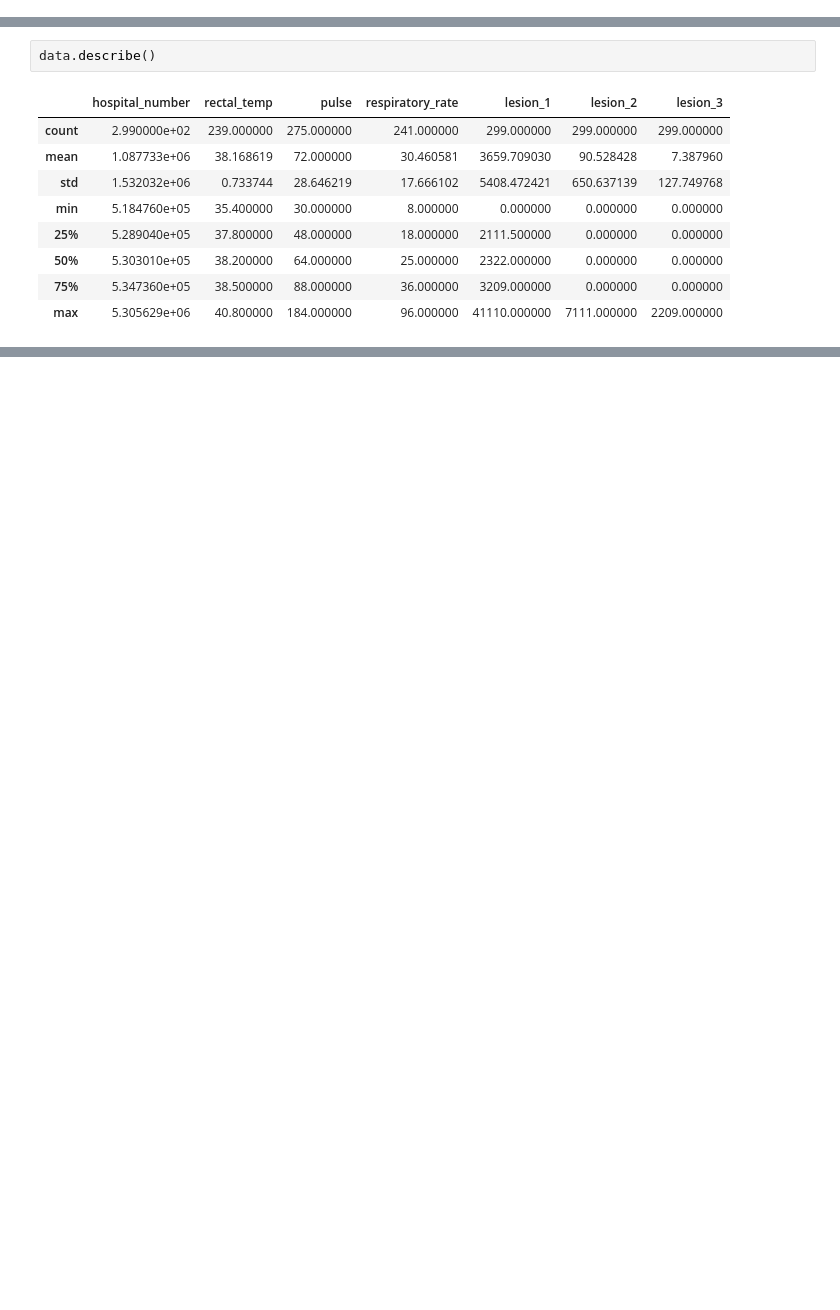
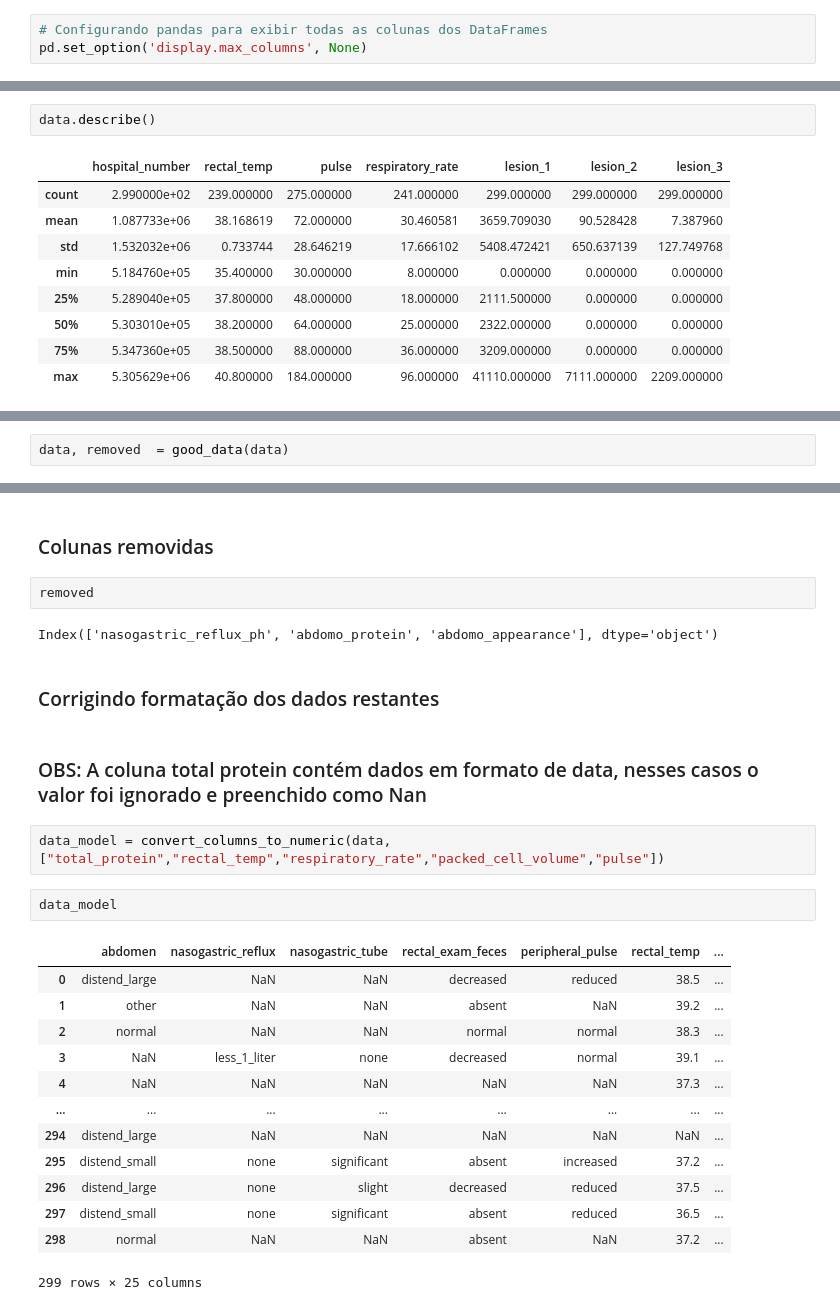
Before and after one commit to dofrancisco/Projeto_Final_DM, a Jupyter notebook: EDA_horse.ipynb, the cells around one changed output, grey strips where cells are left out. Cells and saved outputs as stored; diff of their text form; blank space fills up the shorter version.

```diff
--- a/EDA_horse.ipynb
+++ b/EDA_horse.ipynb
@@ -11 +20,4 @@ import missingno as msno
 seed = 1
+# %%
+# Configurando pandas para exibir todas as colunas dos DataFrames
+pd.set_option('display.max_columns', None)
@@ -75,0 +131,2 @@ df = X.copy()
+# %%
+data, removed  = good_data(data)
@@ -75,0 +135,28 @@ df = X.copy()
+# %% [markdown]
+### Colunas removidas
+# %%
+removed
+# %% [output]
+Index(['nasogastric_reflux_ph', 'abdomo_protein', 'abdomo_appearance'], dtype='object')
+# %% [markdown]
+### Corrigindo formatação dos dados restantes
+# %% [markdown]
+### OBS: A coluna total protein contém dados em formato de data, nesses casos o valor foi ignorado e preenchido como Nan
+# %%
+data_model = convert_columns_to_numeric(data,["total_protein","rectal_temp","respiratory_rate","packed_cell_volume","pulse"])
+# %%
+data_model
+# %% [output]
+|  | abdomen | nasogastric_reflux | nasogastric_tube | rectal_exam_feces | peripheral_pulse | rectal_temp | ... |
+| 0 | distend_large | NaN | NaN | decreased | reduced | 38.5 | ... |
+| 1 | other | NaN | NaN | absent | NaN | 39.2 | ... |
+| 2 | normal | NaN | NaN | normal | normal | 38.3 | ... |
+| 3 | NaN | less_1_liter | none | decreased | normal | 39.1 | ... |
+| 4 | NaN | NaN | NaN | NaN | NaN | 37.3 | ... |
+| ... | ... | ... | ... | ... | ... | ... | ... |
+| 294 | distend_large | NaN | NaN | NaN | NaN | NaN | ... |
+| 295 | distend_small | none | significant | absent | increased | 37.2 | ... |
+| 296 | distend_large | none | slight | decreased | reduced | 37.5 | ... |
+| 297 | distend_small | none | significant | absent | reduced | 36.5 | ... |
+| 298 | normal | NaN | NaN | absent | NaN | 37.2 | ... |
+299 rows × 25 columns
```
Also changed, not shown: parts of 69 cells of this notebook, 4 other files.
